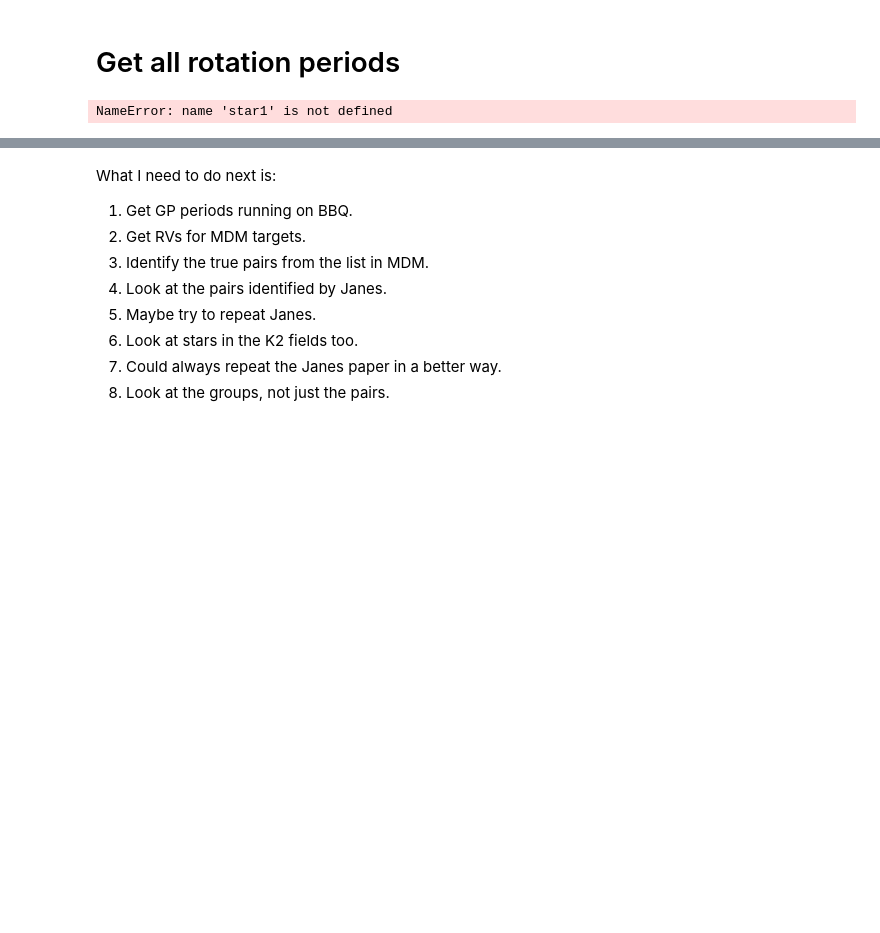
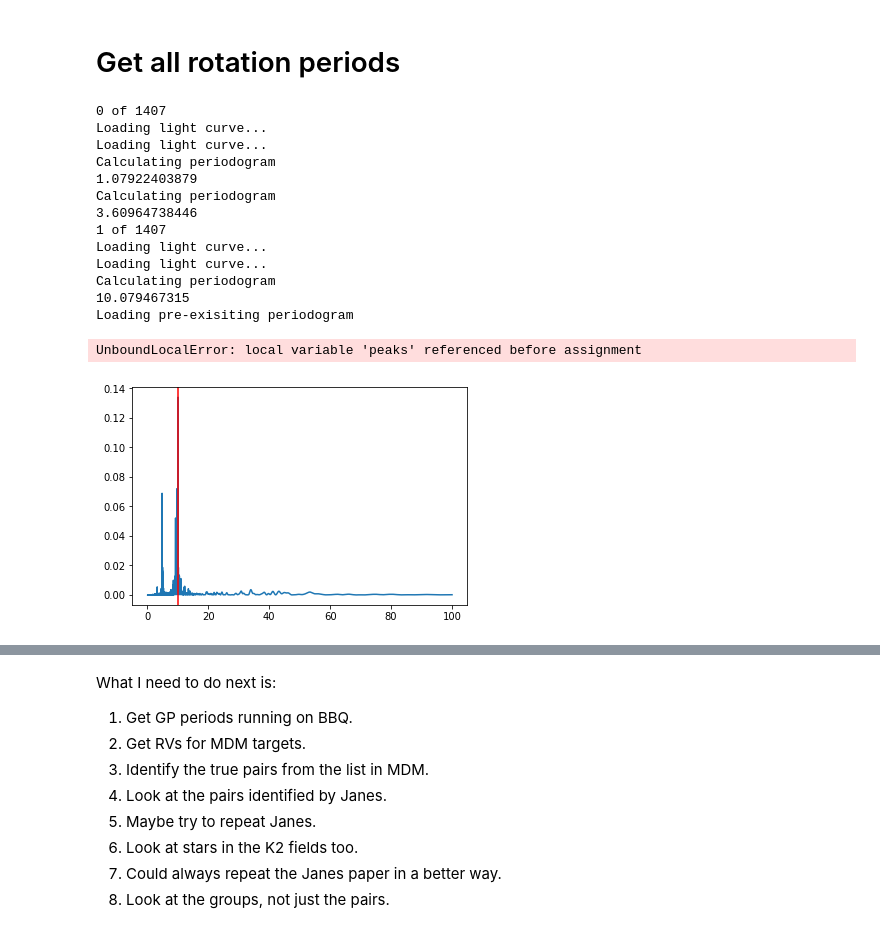
Before and after one commit to RuthAngus/teacups, a Jupyter notebook: teacups/Wide-binaries.ipynb, the cells around one changed output, grey strips where cells are left out. Saved outputs shown, nothing was run; the diff lists cells and outputs as text; code cells hidden in the pictures; blank space fills up the shorter version.

```diff
--- a/teacups/Wide-binaries.ipynb
+++ b/teacups/Wide-binaries.ipynb
@@ -168,32 +168,39 @@ ages =  (nan, 0.24673606464374348) Gyr
 # %% [markdown]
 # Get all rotation periods
 # %%
+import rotation as rot
 p1s, p2s = [], []
-for kepid1, i in enumerate(star1.kepid.values):
+for i, kepid1 in enumerate(star1.kepid.values[:10]):
+    print(i, "of", len(star1.kepid.values))
 
     # Set up the rotation objects
     s1 = rot.prot(star1.kepid.values[i])
     s2 = rot.prot(star2.kepid.values[i])
 
     # Calculate the filtered periodograms.
-    s1.pgram_ps()
-    s2.pgram_ps()
+    s1.pgram_ps(plot=True)
+    s2.pgram_ps(plot=True)
 
     # Get the periods
     p1 = s1.pgram_period
     p2 = s2.pgram_period
 
-    # plot the light curve and the periodogram.
-    plt.subplot(2, 1, 1)
-    plt.plot(s1.x, s1.y, "k.")
-    plt.subplot(2, 1, 2)
-    plt.plot(s1.ps, s1.pgram)
-    plt.axvline(s2.pgram_period, color="orange")
-
     # Save the periods.
     p1s.append(p1)
     p2s.append(p2)
-
-    input("enter")
 # %% [output]
-NameError: name 'star1' is not defined
+0 of 1407
+Loading light curve...
+Loading light curve...
+Calculating periodogram
+1.07922403879
+Calculating periodogram
+3.60964738446
+1 of 1407
+Loading light curve...
+Loading light curve...
+Calculating periodogram
+10.079467315
+Loading pre-exisiting periodogram
+UnboundLocalError: local variable 'peaks' referenced before assignment
+[figure, added]
```
Also changed, not shown: parts of 4 cells of this notebook.
